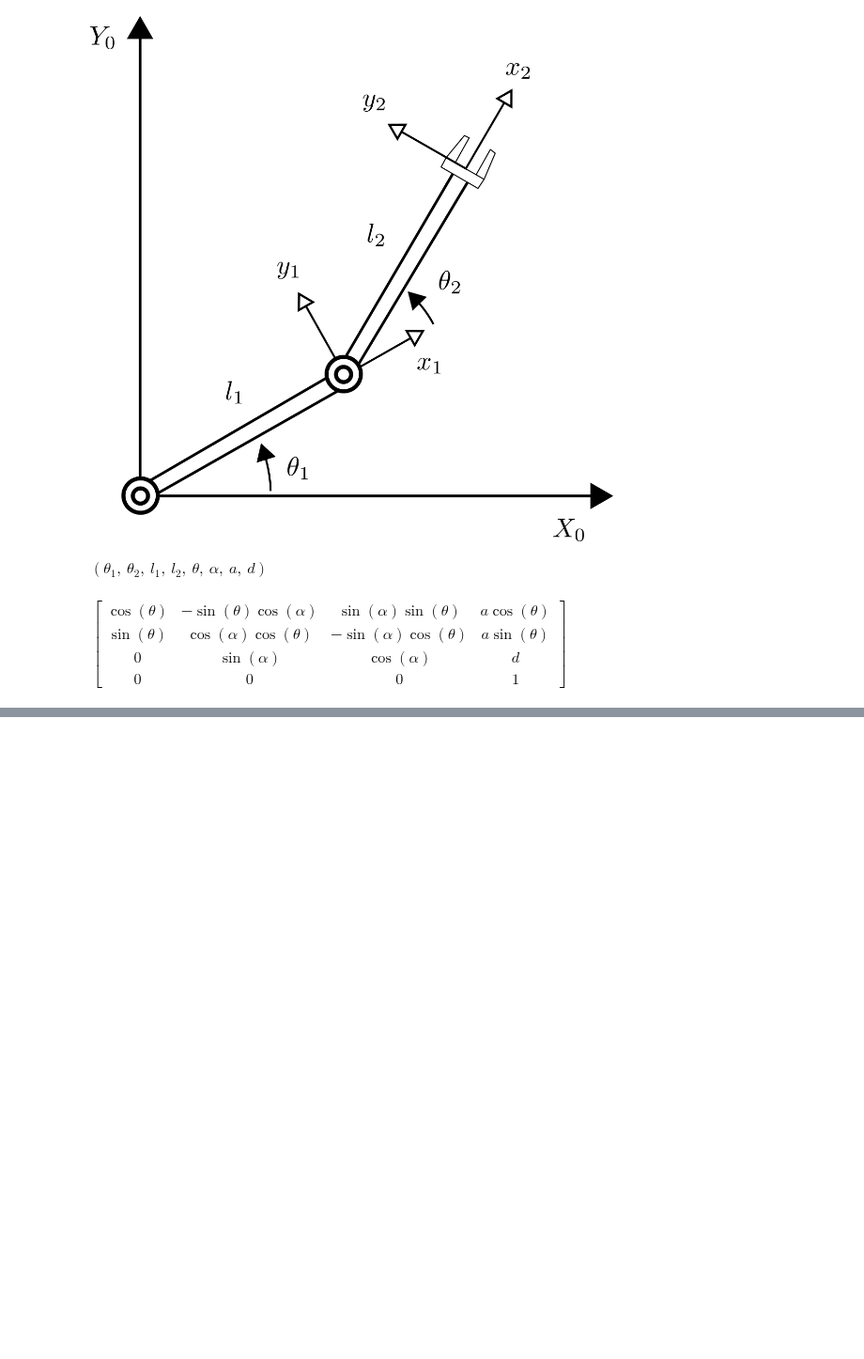
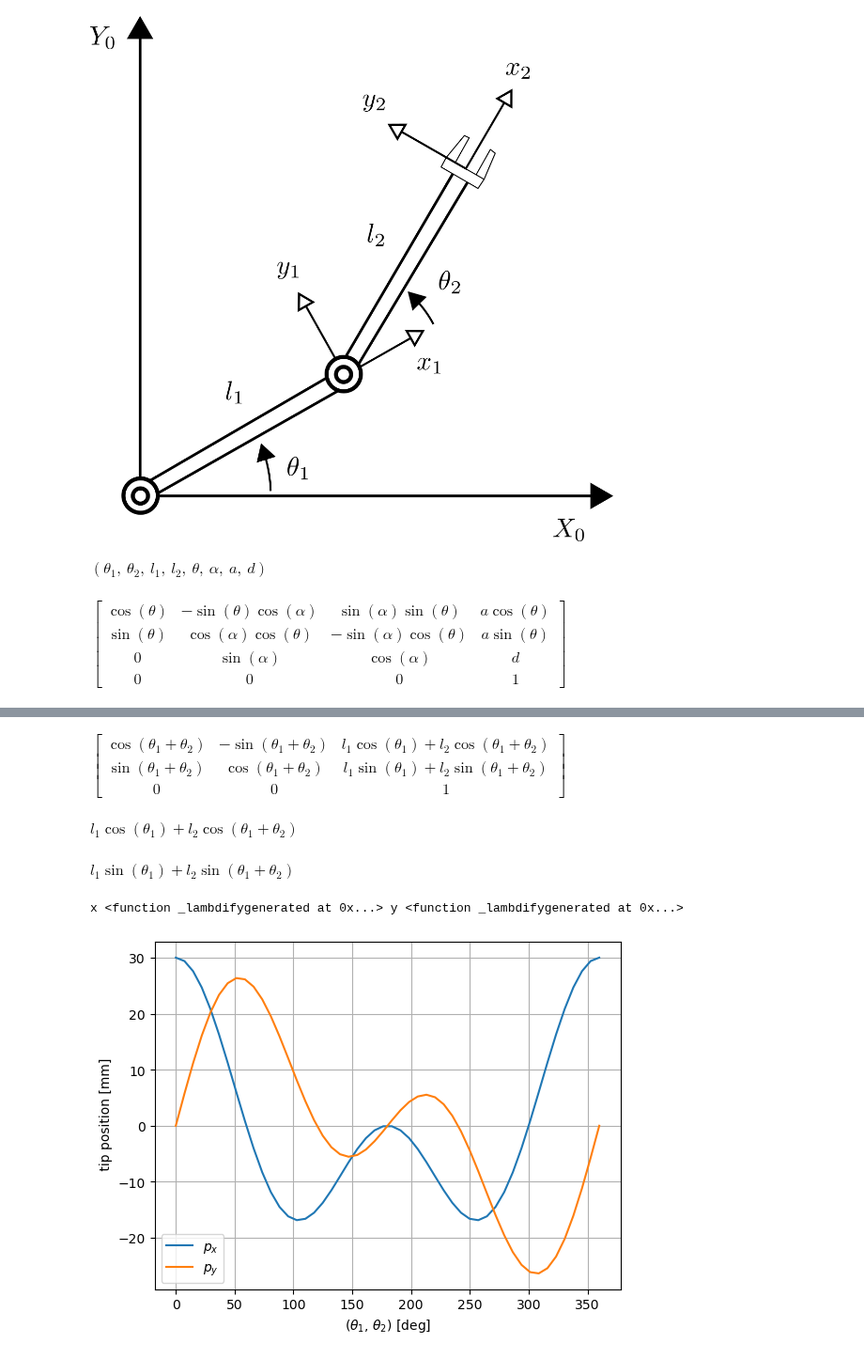
Before and after one commit to XueqianDeng/de_novo_rl, a Jupyter notebook: help_wulf_raw.ipynb, the cells around one changed output, grey strips where cells are left out. Shown at 94% size. Cells and saved outputs as stored; diff of their text form; code cells hidden in the pictures; blank space fills up the shorter version.

```diff
--- a/help_wulf_raw.ipynb
+++ b/help_wulf_raw.ipynb
@@ -274,0 +295,42 @@ $\displaystyle \left[\begin{matrix}\cos{\left(\theta \right)} & - \sin{\left(\th
+# %%
+mbee= sp.Matrix([[m02[0,0].simplify(), m02[0,1].simplify(), sp.trigsimp(m02[0,3].simplify())],
+                 [m02[1,0].simplify(), m02[1,1].simplify(), sp.trigsimp(m02[1,3].simplify())],
+                 [m02[2,0].simplify(), m02[2,1].simplify(), m02[2,2].simplify()]])
+
+mbee
+# %% [output]
+$\displaystyle \left[\begin{matrix}\cos{\left(\theta_{1} + \theta_{2} \right)} & - \sin{\left(\theta_{1} + \theta_{2} \right)} & l_{1} \cos{\left(\theta_{1} \right)} + l_{2} \cos{\left(\theta_{1} + \theta_{2} \right)}\\\sin{\left(\theta_{1} + \theta_{2} \right)} & \cos{\left(\theta_{1} + \theta_{2} \right)} & l_{1} \sin{\left(\theta_{1} \right)} + l_{2} \sin{\left(\theta_{1} + \theta_{2} \right)}\\0 & 0 & 1\end{matrix}\right]$
+# %%
+px = mbee[0,2]
+px
+# %% [output]
+$\displaystyle l_{1} \cos{\left(\theta_{1} \right)} + l_{2} \cos{\left(\theta_{1} + \theta_{2} \right)}$
+# %%
+py = mbee[1,2]
+py
+# %% [output]
+$\displaystyle l_{1} \sin{\left(\theta_{1} \right)} + l_{2} \sin{\left(\theta_{1} + \theta_{2} \right)}$
+# %%
+fx = sp.lambdify((l1, l2, theta1, theta2), px, 'numpy')
+fy = sp.lambdify((l1, l2, theta1, theta2), py, 'numpy')
+print("x", fx, "y", fy)
+# %% [output]
+x <function _lambdifygenerated at 0x...> y <function _lambdifygenerated at 0x...>
+# %%
+d2r = np.deg2rad
+# %%
+theta1s = np.linspace(d2r(0), d2r(360)) # desired range of motion for joint 1
+theta2s = np.linspace(d2r(0), d2r(360)) # desired range of motion for joint 2
+
+zx = np.array(fx(15.0, 15.0, theta1s, theta2s))
+zy = np.array(fy(15.0, 15.0, theta1s, theta2s))
+
+fig, ax1 = plt.subplots()
+ax1.plot(np.rad2deg(theta1s), zx, label = r'$p_x$')
+ax1.plot(np.rad2deg(theta1s), zy, label = r'$p_y$')
+ax1.set_xlabel(r'($\theta_1$, $\theta_2$) [deg]')
+ax1.set_ylabel(r' tip position [mm]')
+plt.legend()
+plt.grid()
+# %% [output]
+[figure, added]
```
Also changed, not shown: parts of 9 cells of this notebook.
